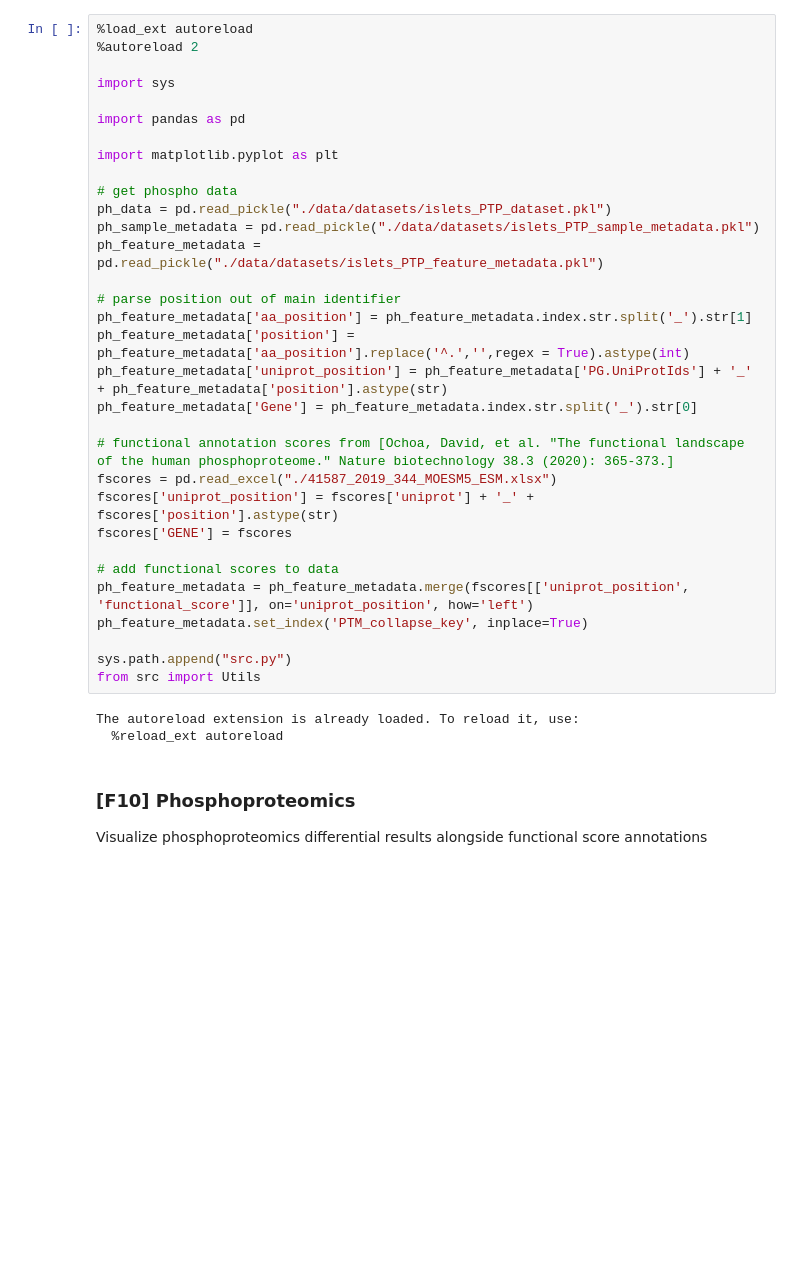
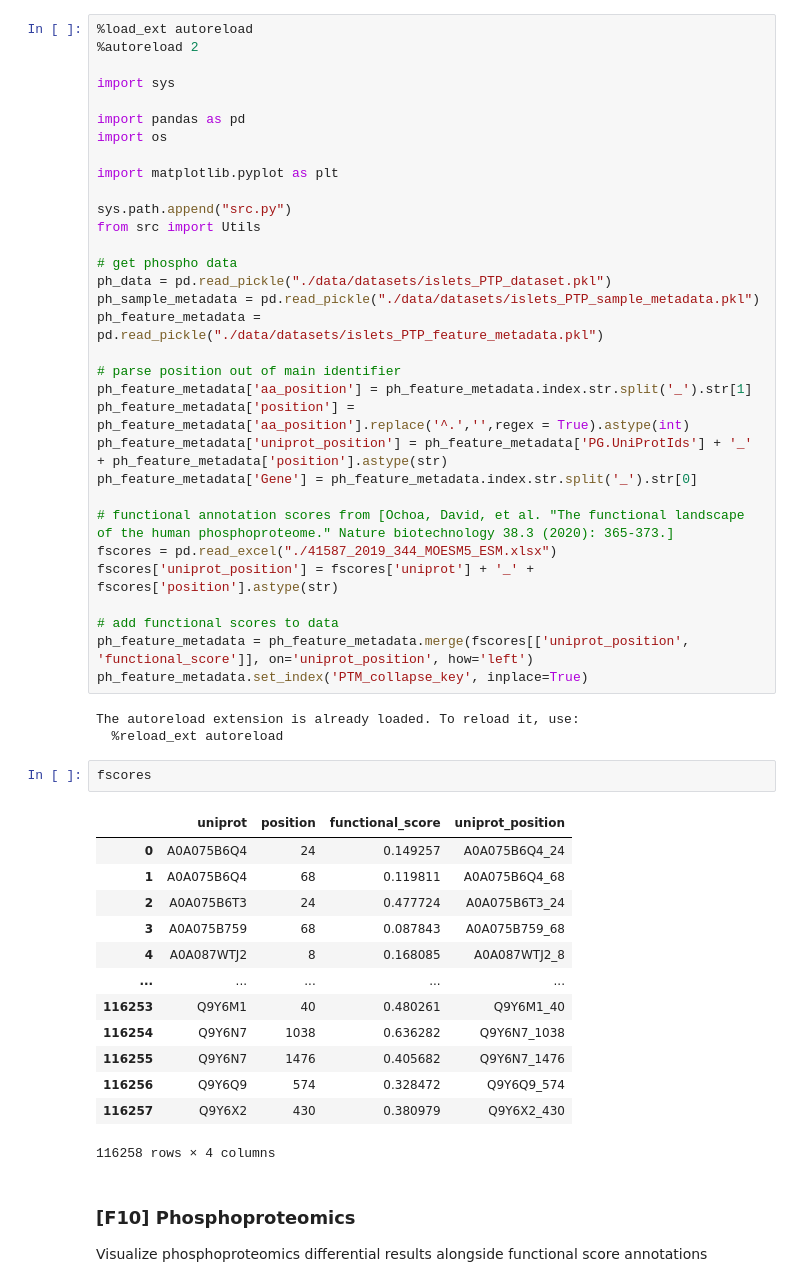
Before and after one commit to MannLabs/IsletsOmics, a Jupyter notebook: figure_notebooks/F08.ipynb, the cells around one changed output. Drawn from its saved outputs; the diff is of its cells as text; blank space fills up the shorter version.

```diff
--- a/figure_notebooks/F08.ipynb
+++ b/figure_notebooks/F08.ipynb
@@ -5,8 +5,12 @@
 import sys
 
 import pandas as pd
+import os
 
 import matplotlib.pyplot as plt
+
+sys.path.append("src.py")
+from src import Utils
 
 # get phospho data
 ph_data = pd.read_pickle("./data/datasets/islets_PTP_dataset.pkl")
@@ -22,17 +26,29 @@ ph_feature_metadata['Gene'] = ph_feature_metadata.index.str.split('_').str[0]
 # functional annotation scores from [Ochoa, David, et al. "The functional landscape of the human phosphoproteome." Nature biotechnology 38.3 (2020): 365-373.]
 fscores = pd.read_excel("./41587_2019_344_MOESM5_ESM.xlsx")
 fscores['uniprot_position'] = fscores['uniprot'] + '_' + fscores['position'].astype(str)
-fscores['GENE'] = fscores
 
 # add functional scores to data
 ph_feature_metadata = ph_feature_metadata.merge(fscores[['uniprot_position', 'functional_score']], on='uniprot_position', how='left')
 ph_feature_metadata.set_index('PTM_collapse_key', inplace=True)
-
-sys.path.append("src.py")
-from src import Utils
 # %% [output]
 The autoreload extension is already loaded. To reload it, use:
   %reload_ext autoreload
+# %%
+fscores
+# %% [output]
+|  | uniprot | position | functional_score | uniprot_position |
+| 0 | A0A075B6Q4 | 24 | 0.149257 | A0A075B6Q4_24 |
+| 1 | A0A075B6Q4 | 68 | 0.119811 | A0A075B6Q4_68 |
+| 2 | A0A075B6T3 | 24 | 0.477724 | A0A075B6T3_24 |
+| 3 | A0A075B759 | 68 | 0.087843 | A0A075B759_68 |
+| 4 | A0A087WTJ2 | 8 | 0.168085 | A0A087WTJ2_8 |
+| ... | ... | ... | ... | ... |
+| 116253 | Q9Y6M1 | 40 | 0.480261 | Q9Y6M1_40 |
+| 116254 | Q9Y6N7 | 1038 | 0.636282 | Q9Y6N7_1038 |
+| 116255 | Q9Y6N7 | 1476 | 0.405682 | Q9Y6N7_1476 |
+| 116256 | Q9Y6Q9 | 574 | 0.328472 | Q9Y6Q9_574 |
+| 116257 | Q9Y6X2 | 430 | 0.380979 | Q9Y6X2_430 |
+116258 rows × 4 columns
 # %% [markdown]
 ### [F10] Phosphoproteomics
 
```
Also changed, not shown: parts of 11 cells of this notebook, 2 other files.
